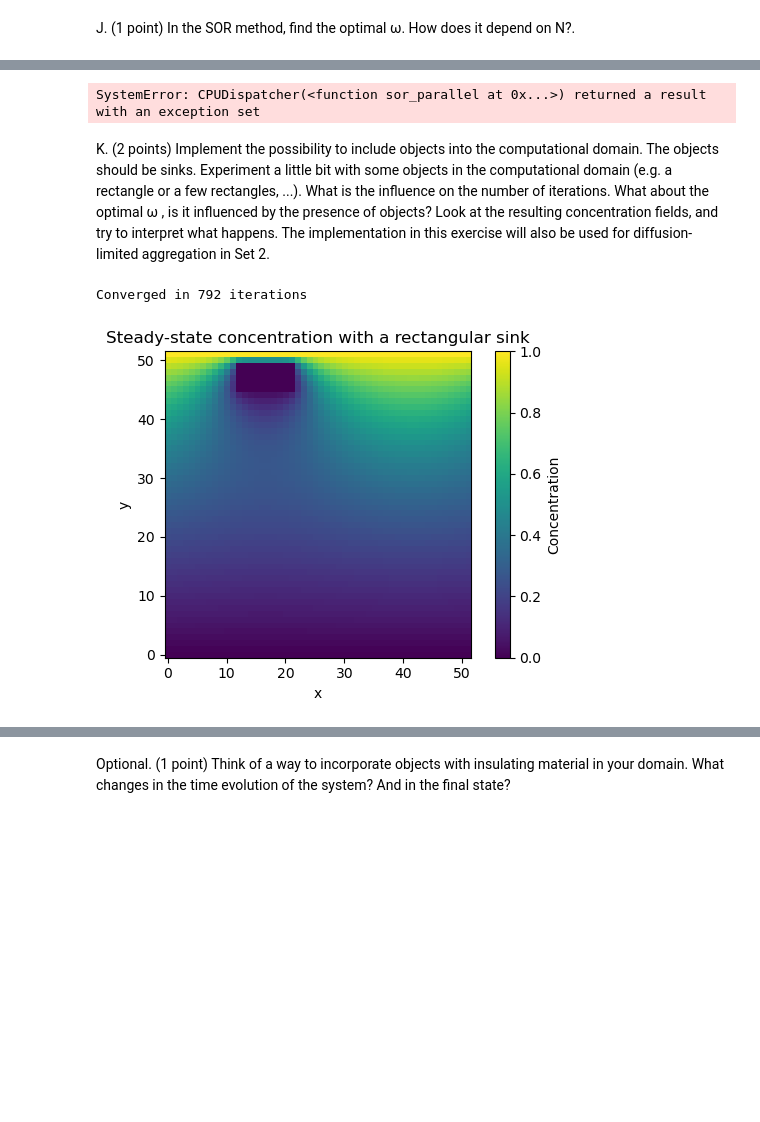
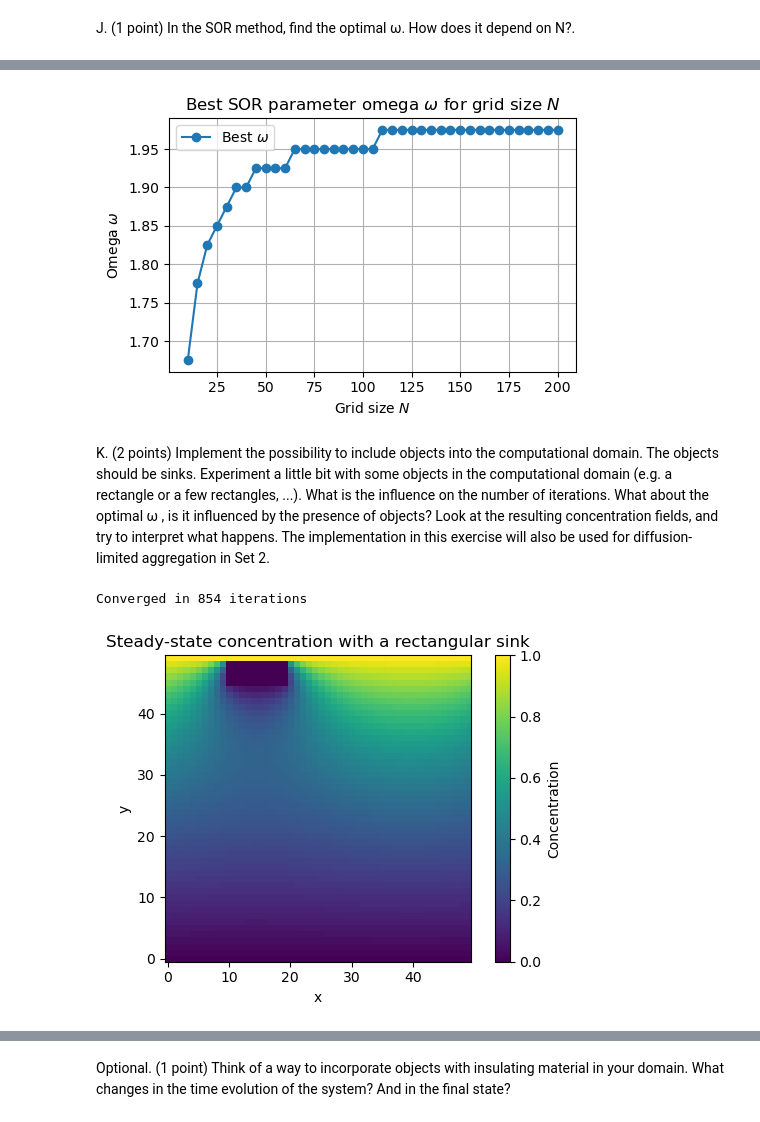
Before and after one commit to jonas4climate/modelling-natural-processes, a Jupyter notebook: Set1.ipynb, the cells around one changed output, grey strips where cells are left out. Saved outputs shown, nothing was run; the diff lists cells and outputs as text; code cells hidden in the pictures; blank space fills up the shorter version.

```diff
--- a/Set1.ipynb
+++ b/Set1.ipynb
@@ -507,7 +503,7 @@ Jacobi method: 4323 iter(s), Gauss-Seidel method: 2564 iter(s), SOR method: 314
 # %%
 # Analytical solution (assuming a linear dependence on y)
-c_analytical = np.zeros((Nx+2, Nx+2))
-for i in range(Nx+2):
+c_analytical = np.zeros((Nx, Nx))
+for i in range(Nx):
     c_analytical[:, i] = x[i]
 
 # Calculate Errors compared to analytical solution
@@ -695,27 +685,27 @@ RMSE SOR Parallel: 1.7106643593873123e-05
 # %%
 grid_sizes = np.arange(10, 205, 5)
 omega_range = np.arange(1.5, 2, 0.025)
 
 best_omegas = []
 min_iterations_list = []
 
 for Nx in tqdm(grid_sizes, desc='Finding best omega for each grid size', unit='grid'):
-    best_omega, min_iterations = find_best_omega_for_sink(Nx, omega_range)
+    best_omega, min_iterations = find_best_omega(Nx, omega_range)
     best_omegas.append(best_omega)
     min_iterations_list.append(min_iterations)
     # print(f'Grid Size: {N}, Best Omega: {best_omega:.4f}, Min Iterations: {min_iterations}')
 
 plt.figure(figsize=(5, 3.5), layout='tight')
 plt.plot(grid_sizes, best_omegas, '-o', label='Best $\\omega$')
 plt.xlabel('Grid size $N$')
 plt.ylabel('Omega $\\omega$')
 plt.title('Best SOR parameter omega $\\omega$ for grid size $N$')
 plt.grid(True)
 plt.legend()
 plt.savefig(f'{SAVE_PATH}/best_omega.png', dpi=300, bbox_inches='tight')
 plt.show()
 # %% [output]
-SystemError: CPUDispatcher(<function sor_parallel at 0x...>) returned a result with an exception set
+[figure, added]
 # %% [markdown]
 K. (2 points) Implement the possibility to include objects into the computational
 domain. The objects should be sinks. Experiment a little bit with some objects in
@@ -838,16 +843,16 @@ omega = 1.7
 epsilon = 1e-6
 max_iterations = 10000
 
-c = np.zeros((Nx+2, Nx+2))
+c = np.zeros((Nx, Nx))
 c[:, -1] = 1
 
 objects = get_predefined_objects(Nx, 'sink', 'rectangle')
 
 c, _, _ = solve_laplace_with_objects(
-    c, Nx, omega, objects, epsilon, max_iterations, object_type='sink')
+    c, omega, objects, epsilon, max_iterations, object_type='sink')
 plot_laplace_grid(
     c, 'Steady-state concentration with a rectangular sink', 'sink_simple_object')
 # %% [output]
-Converged in 792 iterations
+Converged in 854 iterations
-[figure, old version]
+[figure, new version]
 # %%
```
Also changed, not shown: parts of 14 cells of this notebook, 1 other file.
